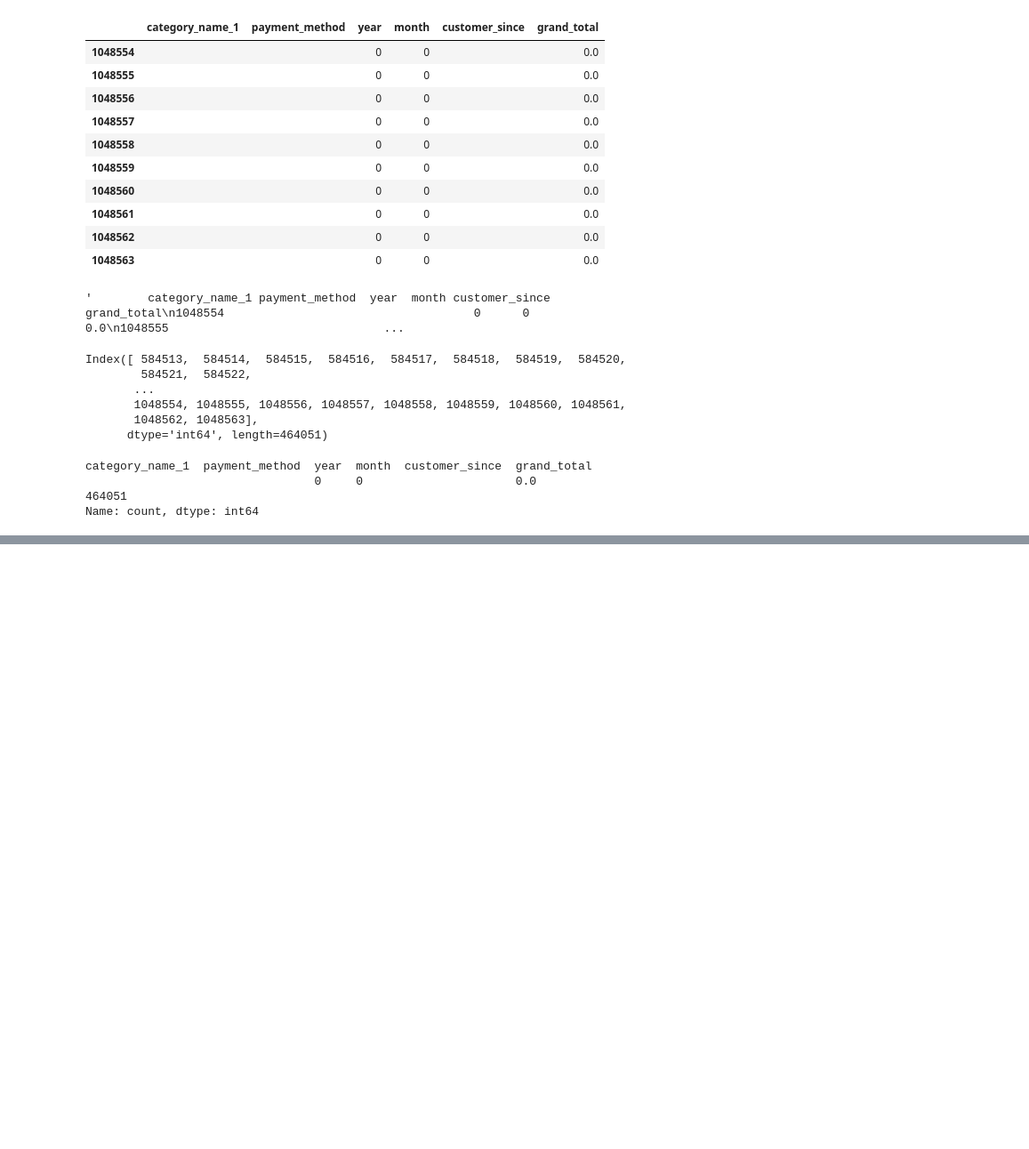
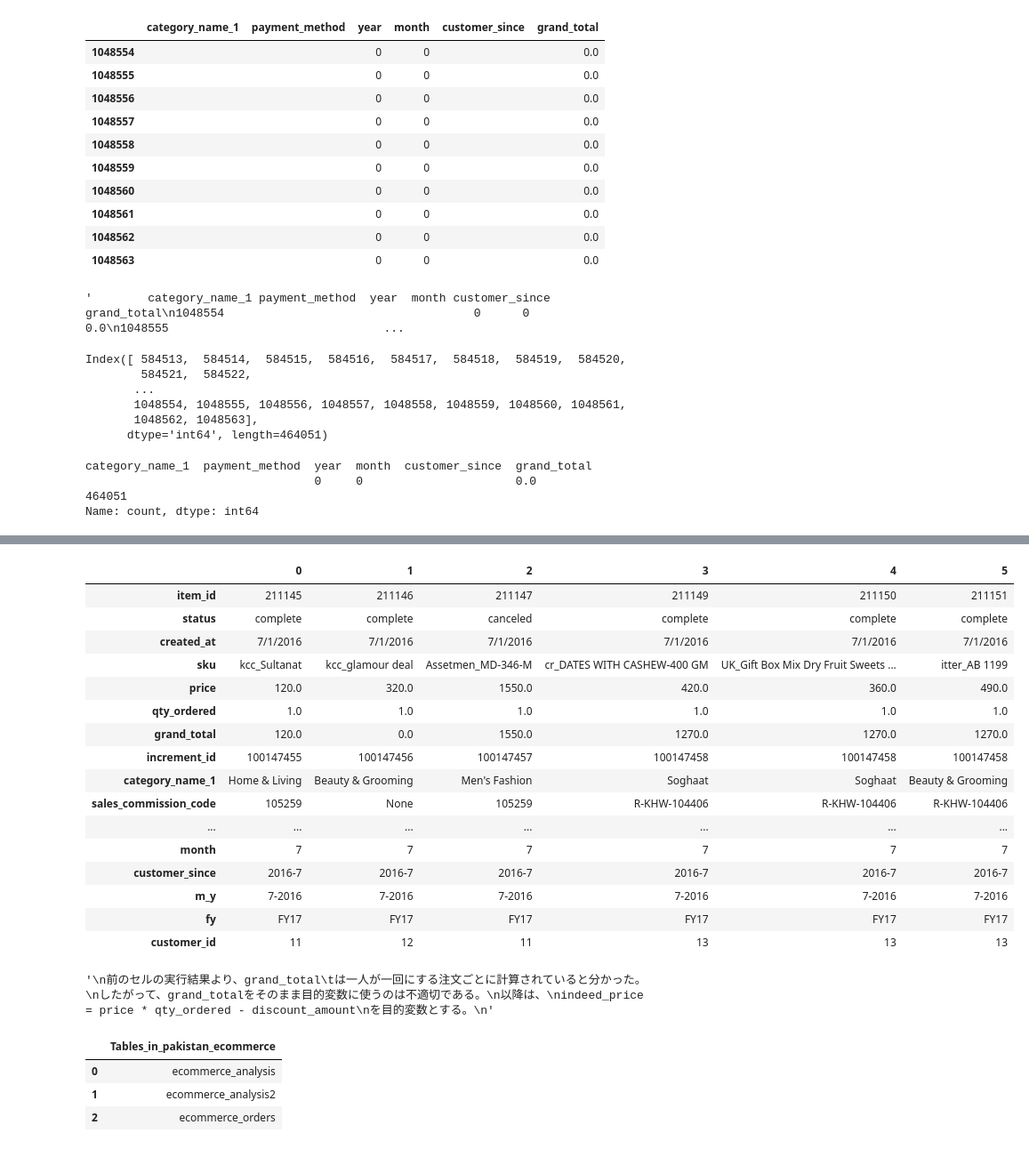
Before and after one commit to Udon-datascience/opendata_analysis, a Jupyter notebook: 3/3_analysis2.ipynb, the cells around one changed output, grey strips where cells are left out. Shown at 89% size. Saved outputs shown, nothing was run; the diff lists cells and outputs as text; code cells hidden in the pictures; blank space fills up the shorter version.

```diff
--- a/3/3_analysis2.ipynb
+++ b/3/3_analysis2.ipynb
@@ -94,0 +288,38 @@ df=df.loc(584513:1048563,:)
+# %%
+query = """
+SELECT *
+FROM ecommerce_orders
+WHERE 100147454 < increment_id
+AND increment_id < 100147459
+AND NOT year = 0;
+"""
+table=pd.read_sql(query, engine)
+display(table.T)
+# %% [output]
+|  | 0 | 1 | 2 | 3 | 4 | 5 |
+| item_id | 211145 | 211146 | 211147 | 211149 | 211150 | 211151 |
+| status | complete | complete | canceled | complete | complete | complete |
+| created_at | 7/1/2016 | 7/1/2016 | 7/1/2016 | 7/1/2016 | 7/1/2016 | 7/1/2016 |
+| sku | kcc_Sultanat | kcc_glamour deal | Assetmen_MD-346-M | cr_DATES WITH CASHEW-400 GM | UK_Gift Box Mix Dry Fruit Sweets ... | itter_AB 1199 |
+| price | 120.0 | 320.0 | 1550.0 | 420.0 | 360.0 | 490.0 |
+| qty_ordered | 1.0 | 1.0 | 1.0 | 1.0 | 1.0 | 1.0 |
+| grand_total | 120.0 | 0.0 | 1550.0 | 1270.0 | 1270.0 | 1270.0 |
+| increment_id | 100147455 | 100147456 | 100147457 | 100147458 | 100147458 | 100147458 |
+| category_name_1 | Home & Living | Beauty & Grooming | Men's Fashion | Soghaat | Soghaat | Beauty & Grooming |
+| sales_commission_code | 105259 | None | 105259 | R-KHW-104406 | R-KHW-104406 | R-KHW-104406 |
+| ... | ... | ... | ... | ... | ... | ... |
+| month | 7 | 7 | 7 | 7 | 7 | 7 |
+| customer_since | 2016-7 | 2016-7 | 2016-7 | 2016-7 | 2016-7 | 2016-7 |
+| m_y | 7-2016 | 7-2016 | 7-2016 | 7-2016 | 7-2016 | 7-2016 |
+| fy | FY17 | FY17 | FY17 | FY17 | FY17 | FY17 |
+| customer_id | 11 | 12 | 11 | 13 | 13 | 13 |
+# %%
+'''
+前のセルの実行結果より、grand_total	は一人が一回にする注文ごとに計算されていると分かった。
+したがって、grand_totalをそのまま目的変数に使うのは不適切である。
+以降は、
+indeed_price = price * qty_ordered - discount_amount
+を目的変数とする。
+'''
+# %% [output]
+'\n前のセルの実行結果より、grand_total\tは一人が一回にする注文ごとに計算されていると分かった。\nしたがって、grand_totalをそのまま目的変数に使うのは不適切である。\n以降は、\nindeed_price = price * qty_ordered - discount_amount\nを目的変数とする。\n'
@@ -94,0 +344,11 @@ df=df.loc(584513:1048563,:)
+# %%
+query = """
+SHOW TABLES;
+"""
+df = pd.read_sql(query, engine)
+display(df)
+# %% [output]
+|  | Tables_in_pakistan_ecommerce |
+| 0 | ecommerce_analysis |
+| 1 | ecommerce_analysis2 |
+| 2 | ecommerce_orders |
```
Also changed, not shown: parts of 10 cells of this notebook, 1 other file.
